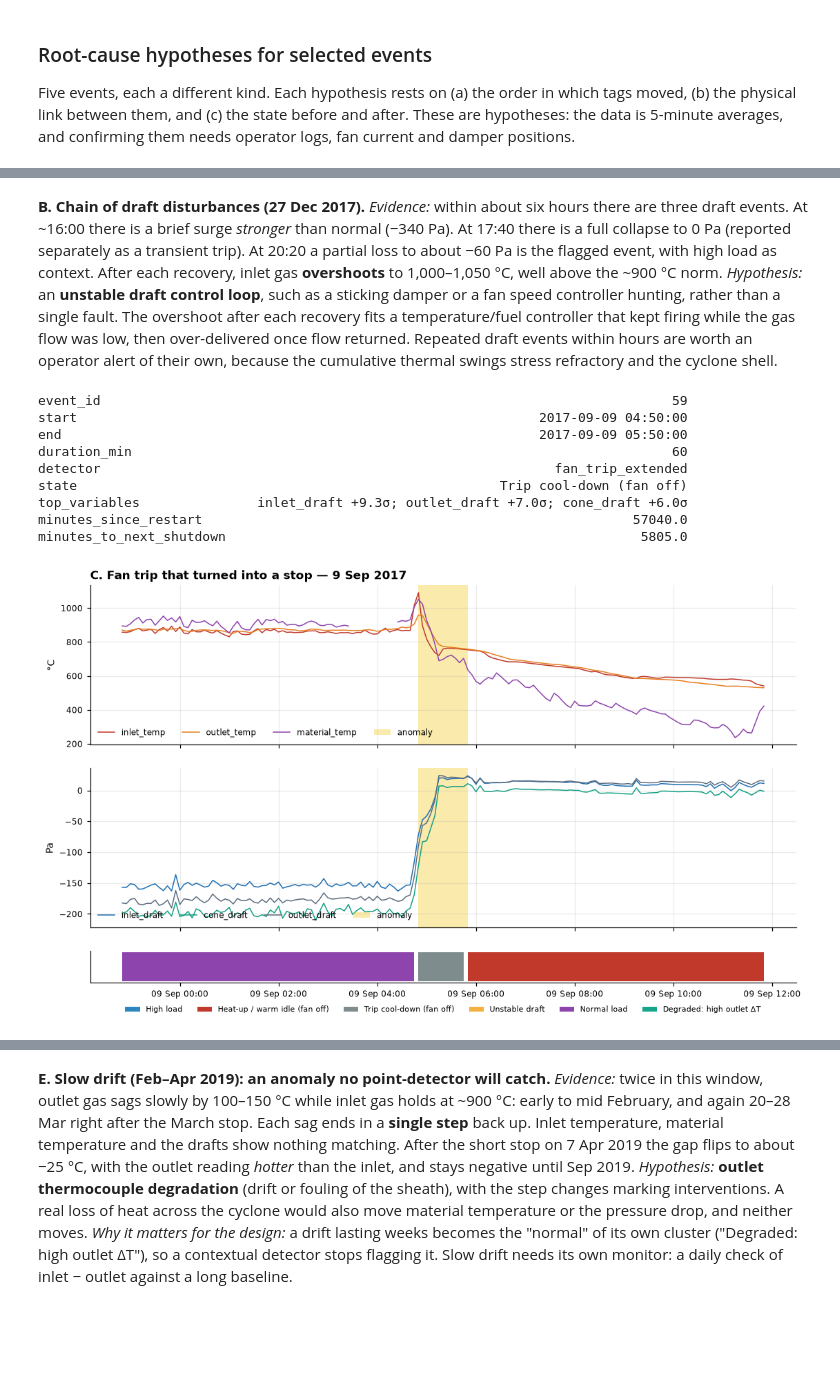
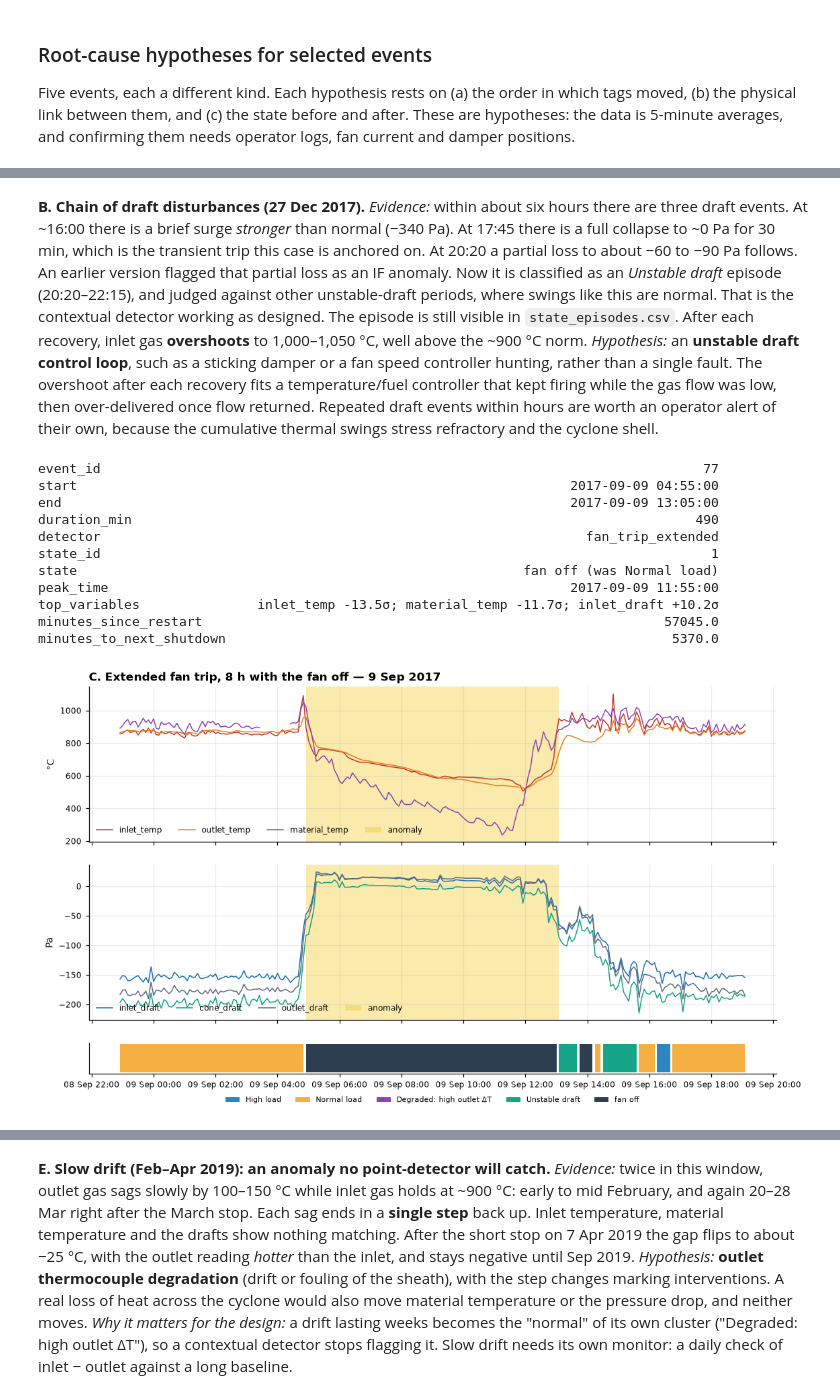
Before and after one commit to Janhwhy/exactspace-assignment, a Jupyter notebook: Task1/task1_analysis.ipynb, the cells around one changed output, grey strips where cells are left out. Saved outputs shown, nothing was run; the diff lists cells and outputs as text; code cells hidden in the pictures; blank space fills up the shorter version.

```diff
--- a/Task1/task1_analysis.ipynb
+++ b/Task1/task1_analysis.ipynb
@@ -177,9 +211,10 @@ The durations form two separate groups with nothing in between: **26 stops short
 **Choosing k.**
 # %%
 feats = st.features(df)
-active = st.active_mask(df, off, feats)
+active = st.active_mask(df, off, feats, fan_off)
 Fa = feats[active]
-print(f"running samples with complete features: {len(Fa):,} ({active.mean():.1%} of the grid)")
+print(f"running samples with complete features: {len(Fa):,} ({active.mean():.1%} of the grid); "
+      f"fan-off samples excluded: {int(fan_off.sum()):,} ({fan_off.sum() / (~off).sum():.1%} of non-shutdown time)")
 
 pre_k, _, _ = st.fit(Fa, 3)
 k_table = st.choose_k(pre_k.transform(Fa))
@@ -205,7 +242,8 @@ print("HDBSCAN on a 20k sample:", h.labels_.max() + 1, "clusters, noise share",
 # %% [output]
 HDBSCAN on a 20k sample: 0 clusters, noise share 100%
 # %%
-pre, km, raw_labels = st.fit(Fa, 6)
+K = 4
+pre, km, raw_labels = st.fit(Fa, K)
 names = st.name_states(Fa, raw_labels)
 labels = st.smooth(raw_labels)
 print(f"smoothing relabelled {(labels != raw_labels).mean():.1%} of samples; "
@@ -275,6 +326,6 @@ plots.temp_drop_drift(df, active, shut, PLOTS / "3_states" / "06_temp_drop_drift
 # %%
 scores = an.score(Fa, labels)
-anoms = an.build_events(scores, Fa, labels, shut, names)
+anoms = an.build_events(scores, feats, labels, fan, shut, names)
 anoms.to_csv(OUT / "anomalous_periods.csv", index=False)
 print(anoms["detector"].value_counts().to_string())
 an.rate_by_state(scores, anoms, names)
@@ -331,13 +380,19 @@ start
 
 Five events, each a different kind. Each hypothesis rests on (a) the order in which tags moved, (b) the physical link between them, and (c) the state before and after. These are hypotheses: the data is 5-minute averages, and confirming them needs operator logs, fan current and damper positions.
 # %%
-def show(start, title, pad="6h"):
-    r = anoms[anoms["start"] == pd.Timestamp(start)].iloc[0]
-    print(r[["event_id", "start", "end", "duration_min", "detector", "state", "top_variables",
-             "minutes_since_restart", "minutes_to_next_shutdown"]].to_string())
+def show(start, title, pad="6h", table=None, detector=None):
+    """Plot the event (from anomalous_periods, or another table such as fan_off_periods) starting closest to `start`."""
+    t = anoms if table is None else table
+    if detector is not None:
+        t = t[t["detector"] == detector]
+    near = (t["start"] - pd.Timestamp(start)).abs()  # within an hour, so a one-sample shift in a rule doesn't break the case
+    assert near.min() <= pd.Timedelta("1h"), f"no event near {start}"
+    r = t.loc[near.idxmin()]
+    print(r.drop(labels=["peak_score", "primary_variable"], errors="ignore").to_string())
     fname = f"08_rca_{pd.Timestamp(start):%Y%m%d_%H%M}.png"
-    plots.anomaly_context(df, labels, names, r, title, pad=pad, path=PLOTS / "4_anomalies" / fname, shutdowns=shut)
+    plots.anomaly_context(df, labels, names, r, title, pad=pad, path=PLOTS / "4_anomalies" / fname, shutdowns=shut, fan_off=fan_off,
+                          span_label="anomaly" if table is None else f"{r['kind'].replace('_', ' ')} (fan off)")
     plt.show()
 
-show("2017-06-14 11:30", "A. Transient fan trip with recovery — 14 Jun 2017")
+show("2017-06-14 11:30", "A. Transient fan trip with recovery — 14 Jun 2017", detector="transient_fan_trip")
 # %% [output]
@@ -372,18 +431,20 @@ minutes_to_next_shutdown                                                    5176
 # %% [markdown]
 **B. Chain of draft disturbances (27 Dec 2017).**
-*Evidence:* within about six hours there are three draft events. At ~16:00 there is a brief surge *stronger* than normal (−340 Pa). At 17:40 there is a full collapse to 0 Pa (reported separately as a transient trip). At 20:20 a partial loss to about −60 Pa is the flagged event, with high load as context. After each recovery, inlet gas **overshoots** to 1,000–1,050 °C, well above the ~900 °C norm.
+*Evidence:* within about six hours there are three draft events. At ~16:00 there is a brief surge *stronger* than normal (−340 Pa). At 17:45 there is a full collapse to ~0 Pa for 30 min, which is the transient trip this case is anchored on. At 20:20 a partial loss to about −60 to −90 Pa follows. An earlier version flagged that partial loss as an IF anomaly. Now it is classified as an *Unstable draft* episode (20:20–22:15), and judged against other unstable-draft periods, where swings like this are normal. That is the contextual detector working as designed. The episode is still visible in `state_episodes.csv`. After each recovery, inlet gas **overshoots** to 1,000–1,050 °C, well above the ~900 °C norm.
 *Hypothesis:* an **unstable draft control loop**, such as a sticking damper or a fan speed controller hunting, rather than a single fault. The overshoot after each recovery fits a temperature/fuel controller that kept firing while the gas flow was low, then over-delivered once flow returned. Repeated draft events within hours are worth an operator alert of their own, because the cumulative thermal swings stress refractory and the cyclone shell.
 # %%
-show("2017-09-09 04:50", "C. Fan trip that turned into a stop — 9 Sep 2017", pad="6h")
+show("2017-09-09 04:50", "C. Extended fan trip, 8 h with the fan off — 9 Sep 2017", pad="6h", detector="fan_trip_extended")
 # %% [output]
-event_id                                                                         59
-start                                                           2017-09-09 04:50:00
-end                                                             2017-09-09 05:50:00
-duration_min                                                                     60
-detector                                                          fan_trip_extended
-state                                                      Trip cool-down (fan off)
-top_variables               inlet_draft +9.3σ; outlet_draft +7.0σ; cone_draft +6.0σ
-minutes_since_restart                                                       57040.0
-minutes_to_next_shutdown                                                     5805.0
+event_id                                                                             77
+start                                                               2017-09-09 04:55:00
+end                                                                 2017-09-09 13:05:00
+duration_min                                                                        490
+detector                                                              fan_trip_extended
+state_id                                                                              1
+state                                                         fan off (was Normal load)
+peak_time                                                           2017-09-09 11:55:00
+top_variables               inlet_temp -13.5σ; material_temp -11.7σ; inlet_draft +10.2σ
+minutes_since_restart                                                           57045.0
+minutes_to_next_shutdown                                                         5370.0
-[figure, old version]
+[figure, new version]
 # %% [markdown]
```
Also changed, not shown: parts of 31 cells of this notebook, 37 other files.
